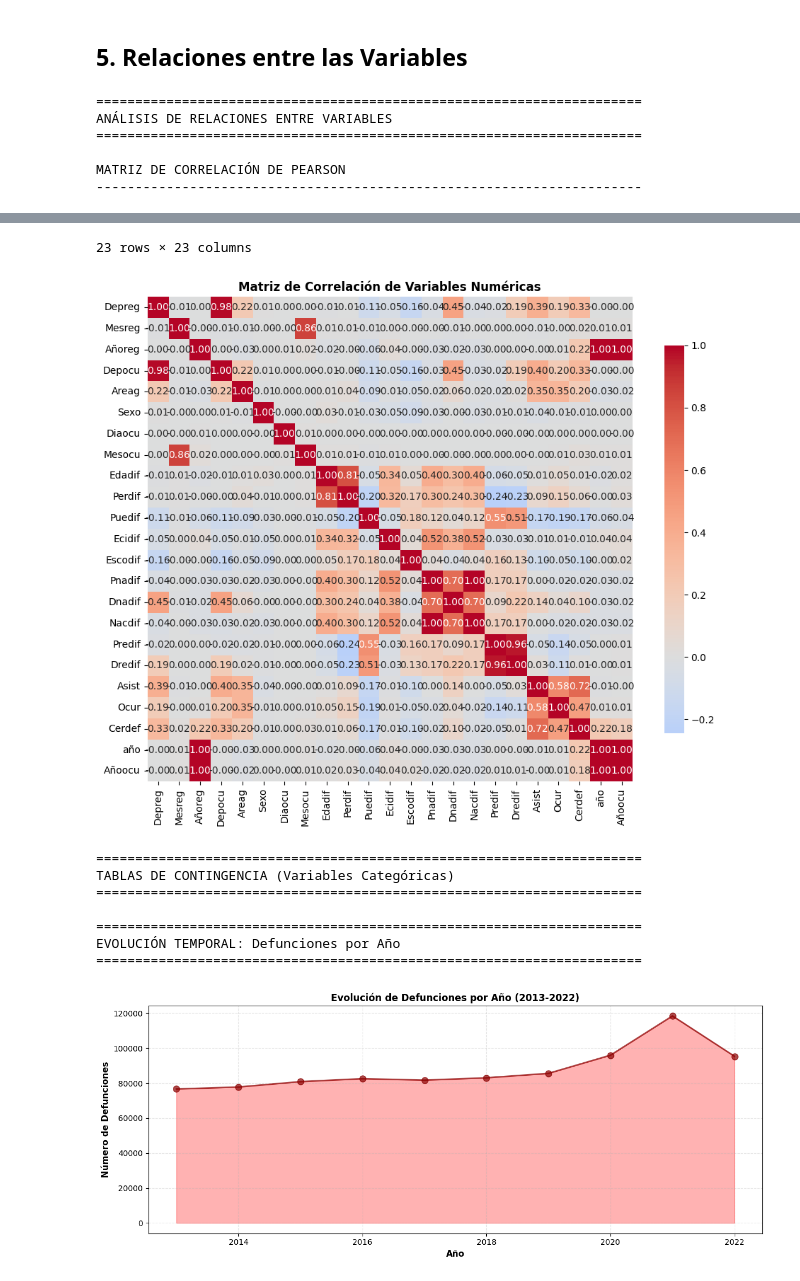
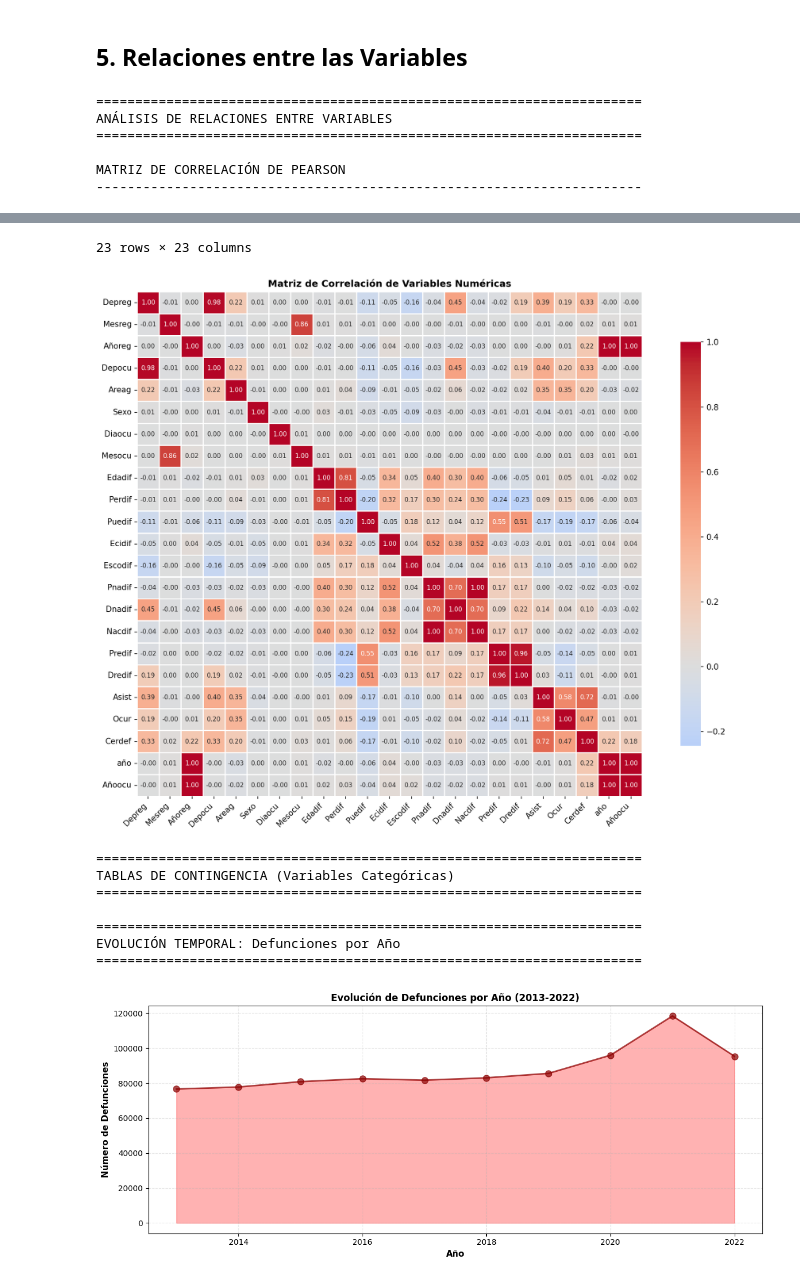
Before and after one commit to jcdiegolopez/MD-PY1, a Jupyter notebook: main.ipynb, the cells around one changed output, grey strips where cells are left out. Cells and saved outputs as stored; diff of their text form; code cells hidden in the pictures.

Commit message:
fix: visual fix

```diff
--- a/main.ipynb
+++ b/main.ipynb
@@ -544,11 +522,23 @@ if df_consolidado is not None:
         display(corr_matrix)
 
         # Visualizar matriz de correlación
-        fig, ax = plt.subplots(figsize=(10, 8))
-        sns.heatmap(corr_matrix, annot=True, fmt='.2f', cmap='coolwarm',
-                    center=0, square=True, ax=ax, cbar_kws={"shrink": 0.8})
+        fig, ax = plt.subplots(figsize=(14, 10), dpi=150)
+        sns.heatmap(
+            corr_matrix,
+            annot=True,
+            fmt='.2f',
+            cmap='coolwarm',
+            center=0,
+            square=True,
+            linewidths=0.5,
+            annot_kws={"size": 8},
+            cbar_kws={"shrink": 0.8},
+            ax=ax
+        )
         ax.set_title('Matriz de Correlación de Variables Numéricas',
                      fontsize=12, fontweight='bold')
+        ax.set_xticklabels(ax.get_xticklabels(), rotation=45, ha='right')
+        ax.set_yticklabels(ax.get_yticklabels(), rotation=0)
         plt.tight_layout()
         plt.show()
 
@@ -643,34 +633,34 @@ if df_consolidado is not None:
                 pass
 
     print("\n" + "="*70)
     print("ANÁLISIS COMPLETADO")
     print("="*70)
 # %% [output]
 ======================================================================
 ANÁLISIS DE RELACIONES ENTRE VARIABLES
 ======================================================================
 
 MATRIZ DE CORRELACIÓN DE PEARSON
 ----------------------------------------------------------------------
 |  | Depreg | Mesreg | Añoreg | Depocu | Areag | Sexo | Diaocu | Mesocu | Edadif | Perdif | ... | ... |
 | Depreg | 1.000000 | -0.006911 | 0.002410 | 0.980972 | 0.215235 | 0.006882 | 0.000466 | 0.001775 | -0.008865 | -0.005527 | ... | ... |
 | Mesreg | -0.006911 | 1.000000 | -0.003183 | -0.006791 | -0.007691 | -0.002816 | -0.003823 | 0.855882 | 0.008055 | 0.006722 | ... | ... |
 | Añoreg | 0.002410 | -0.003183 | 1.000000 | 0.002824 | -0.028387 | 0.002812 | 0.006784 | 0.024116 | -0.015766 | -0.001361 | ... | ... |
 | Depocu | 0.980972 | -0.006791 | 0.002824 | 1.000000 | 0.220106 | 0.006668 | 0.000971 | 0.002182 | -0.005692 | -0.003364 | ... | ... |
 | Areag | 0.215235 | -0.007691 | -0.028387 | 0.220106 | 1.000000 | -0.011005 | 0.002443 | 0.000831 | 0.008832 | 0.039538 | ... | ... |
 | Sexo | 0.006882 | -0.002816 | 0.002812 | 0.006668 | -0.011005 | 1.000000 | -0.000112 | -0.003200 | 0.026868 | -0.005642 | ... | ... |
 | Diaocu | 0.000466 | -0.003823 | 0.006784 | 0.000971 | 0.002443 | -0.000112 | 1.000000 | 0.013607 | 0.001892 | 0.000403 | ... | ... |
 | Mesocu | 0.001775 | 0.855882 | 0.024116 | 0.002182 | 0.000831 | -0.003200 | 0.013607 | 1.000000 | 0.014200 | 0.013753 | ... | ... |
 | Edadif | -0.008865 | 0.008055 | -0.015766 | -0.005692 | 0.008832 | 0.026868 | 0.001892 | 0.014200 | 1.000000 | 0.806193 | ... | ... |
 | Perdif | -0.005527 | 0.006722 | -0.001361 | -0.003364 | 0.039538 | -0.005642 | 0.000403 | 0.013753 | 0.806193 | 1.000000 | ... | ... |
 | ... | ... | ... | ... | ... | ... | ... | ... | ... | ... | ... | ... | ... |
 | Asist | 0.391748 | -0.008946 | -0.002457 | 0.398141 | 0.346113 | -0.037310 | -0.001639 | -0.000236 | 0.010501 | 0.085995 | ... | ... |
 | Ocur | 0.193337 | -0.000484 | 0.012783 | 0.202595 | 0.350952 | -0.013132 | 0.001472 | 0.005895 | 0.054485 | 0.146773 | ... | ... |
 | Cerdef | 0.326991 | 0.018827 | 0.224167 | 0.330902 | 0.199503 | -0.006333 | 0.000212 | 0.028594 | 0.012265 | 0.060600 | ... | ... |
 | año | -0.003061 | 0.011597 | 0.998322 | -0.002709 | -0.033446 | 0.002867 | 0.000418 | 0.010517 | -0.017018 | -0.002362 | ... | ... |
 | Añoocu | -0.001598 | 0.013843 | 0.997265 | -0.001286 | -0.017721 | 0.000985 | -0.000038 | 0.014689 | 0.018376 | 0.032618 | ... | ... |
 23 rows × 23 columns
-[figure, old version]
+[figure, new version]
 ======================================================================
 TABLAS DE CONTINGENCIA (Variables Categóricas)
 ======================================================================
```
Also changed, not shown: parts of 2 cells of this notebook.
